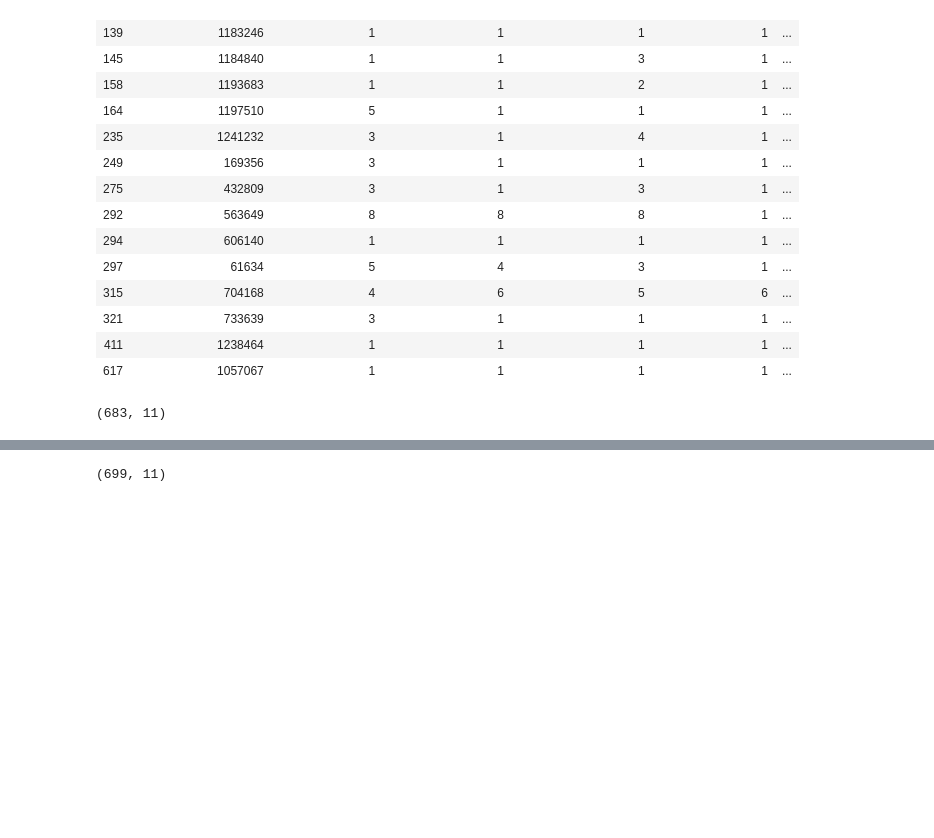
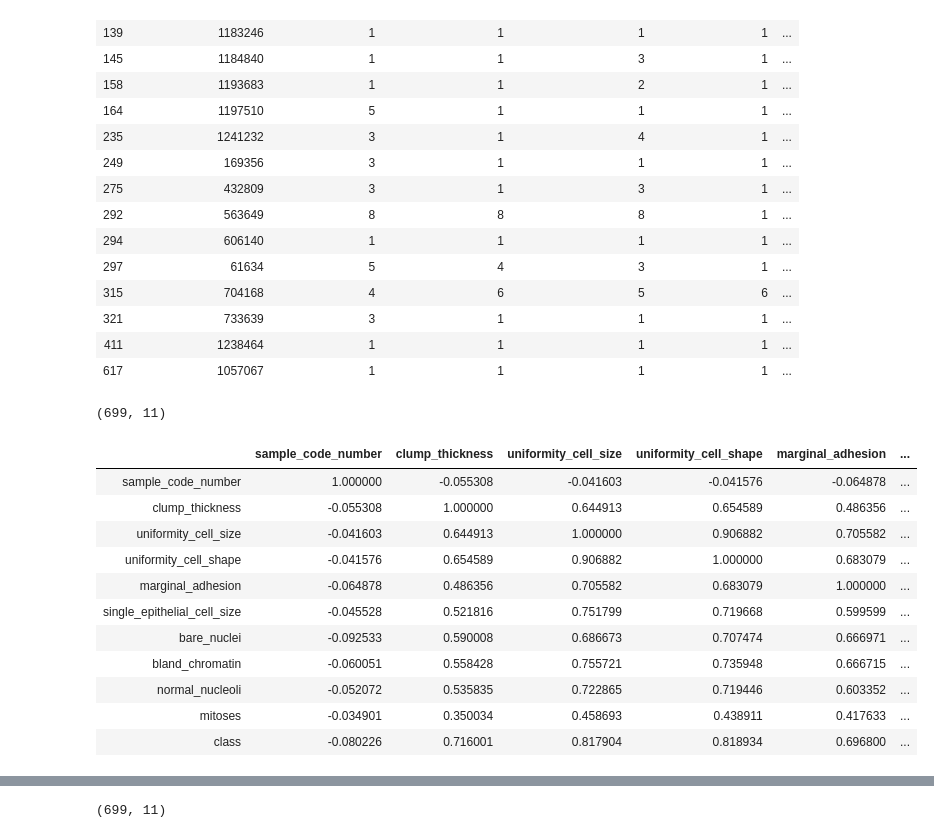
Before and after one commit to bhagyashreedhebe/MQ_DataScience, a Jupyter notebook: COMP6200 Week 6.ipynb, the cells around one changed output, grey strips where cells are left out. Drawn from its saved outputs; the diff is of its cells as text; code cells hidden in the pictures; blank space fills up the shorter version.

```diff
--- a/COMP6200 Week 6.ipynb
+++ b/COMP6200 Week 6.ipynb
@@ -88,7 +88,22 @@ bcancer[bcancer['bare_nuclei'].isnull()]
 | 617 | 1057067 | 1 | 1 | 1 | 1 | ... |
 # %%
 #Using dropna() function to erase the rows containing NaN values
-bcancerDrop= bcancer.dropna(how = 'any', subset =['bare_nuclei'])
-bcancerDrop.shape
+bcancerDropna= bcancer.dropna(how = 'any', subset =['bare_nuclei'])
+bcancerDropna.shape
 # %% [output]
-(683, 11)
+(699, 11)
+# %%
+bcancerDropna.corr()
+# %% [output]
+|  | sample_code_number | clump_thickness | uniformity_cell_size | uniformity_cell_shape | marginal_adhesion | ... |
+| sample_code_number | 1.000000 | -0.055308 | -0.041603 | -0.041576 | -0.064878 | ... |
+| clump_thickness | -0.055308 | 1.000000 | 0.644913 | 0.654589 | 0.486356 | ... |
+| uniformity_cell_size | -0.041603 | 0.644913 | 1.000000 | 0.906882 | 0.705582 | ... |
+| uniformity_cell_shape | -0.041576 | 0.654589 | 0.906882 | 1.000000 | 0.683079 | ... |
+| marginal_adhesion | -0.064878 | 0.486356 | 0.705582 | 0.683079 | 1.000000 | ... |
+| single_epithelial_cell_size | -0.045528 | 0.521816 | 0.751799 | 0.719668 | 0.599599 | ... |
+| bare_nuclei | -0.092533 | 0.590008 | 0.686673 | 0.707474 | 0.666971 | ... |
+| bland_chromatin | -0.060051 | 0.558428 | 0.755721 | 0.735948 | 0.666715 | ... |
+| normal_nucleoli | -0.052072 | 0.535835 | 0.722865 | 0.719446 | 0.603352 | ... |
+| mitoses | -0.034901 | 0.350034 | 0.458693 | 0.438911 | 0.417633 | ... |
+| class | -0.080226 | 0.716001 | 0.817904 | 0.818934 | 0.696800 | ... |
```
Also changed, not shown: parts of 8 cells of this notebook.
